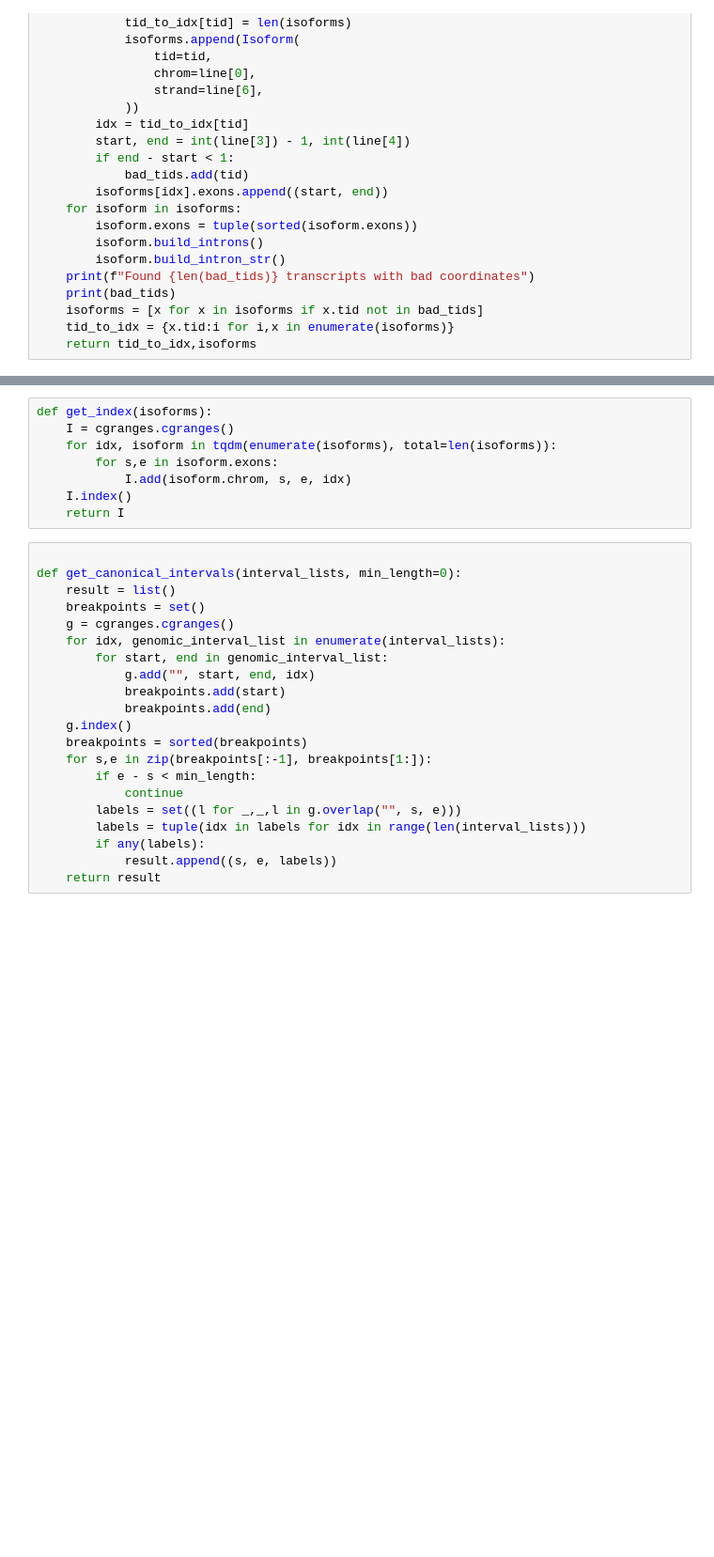
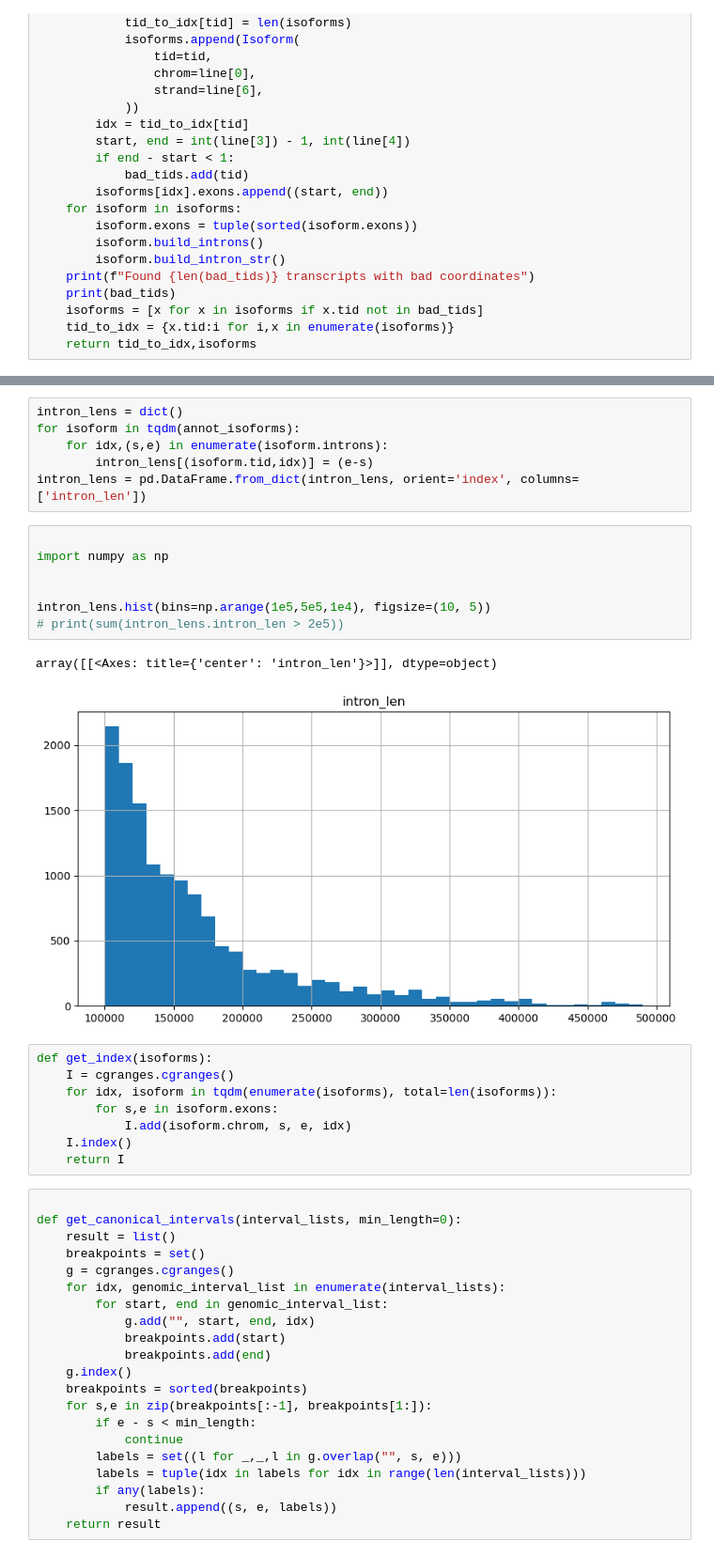
Before and after one commit to baraaorabi/freddie-sc, a Jupyter notebook: dev.ipynb, the cells around one changed output, grey strips where cells are left out. Shown: that part at 94% size. Cells and saved outputs as stored; diff of their text form; blank space fills up the shorter version.

```diff
--- a/dev.ipynb
+++ b/dev.ipynb
@@ -66,5 +67,21 @@ Found 5 transcripts with bad coordinates
 Found 0 transcripts with bad coordinates
 set()
+# %%
+intron_lens = dict()
+for isoform in tqdm(annot_isoforms):
+    for idx,(s,e) in enumerate(isoform.introns):
+        intron_lens[(isoform.tid,idx)] = (e-s)
+intron_lens = pd.DataFrame.from_dict(intron_lens, orient='index', columns=['intron_len'])
+# %%
+
+import numpy as np
+
+
+intron_lens.hist(bins=np.arange(1e5,5e5,1e4), figsize=(10, 5))
+# print(sum(intron_lens.intron_len > 2e5))
+# %% [output]
+array([[<Axes: title={'center': 'intron_len'}>]], dtype=object)
+[figure, added]
 # %%
 def get_index(isoforms):
     I = cgranges.cgranges()
```
Also changed, not shown: parts of 14 cells of this notebook, 4 other files.
